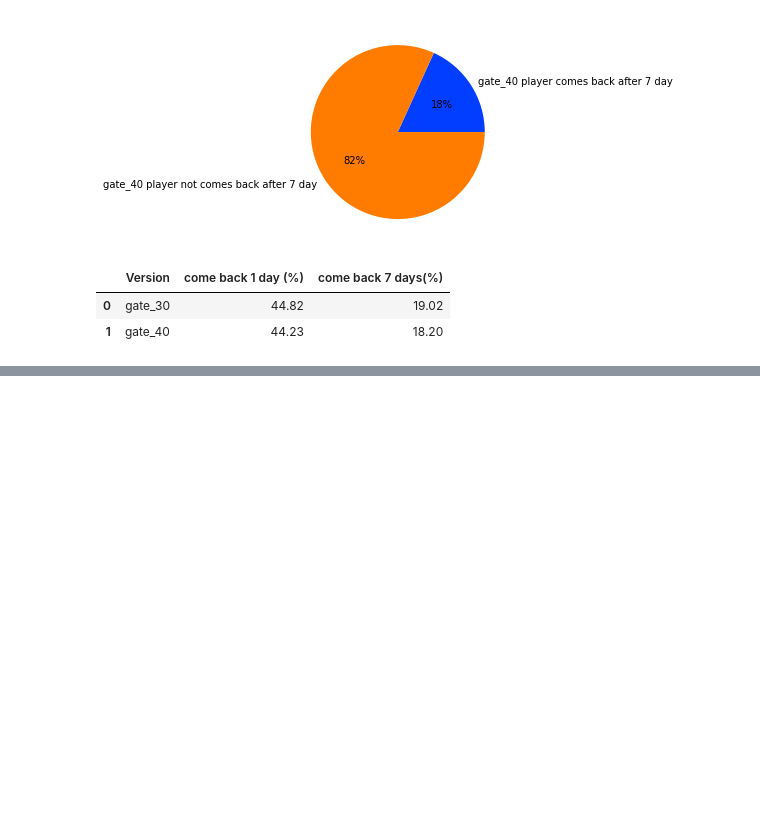
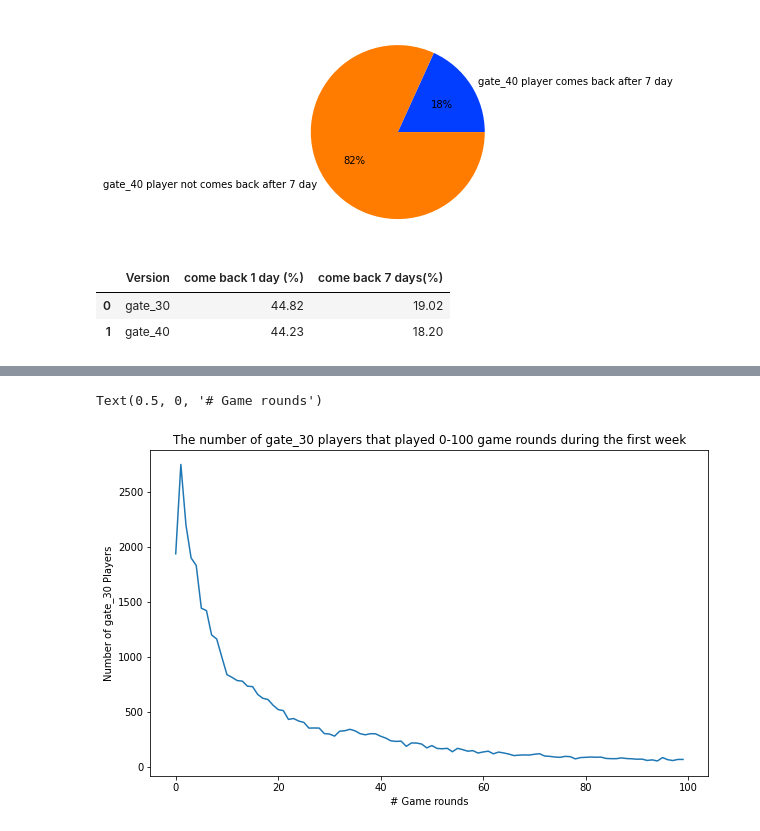
Before and after one commit to AsiMrz/AB-Testing, a Jupyter notebook: data_story.ipynb, the cells around one changed output, grey strips where cells are left out. Saved outputs shown, nothing was run; the diff lists cells and outputs as text; code cells hidden in the pictures; blank space fills up the shorter version.

```diff
--- a/data_story.ipynb
+++ b/data_story.ipynb
@@ -307,0 +318,12 @@ player.round(2)
+# %%
+#The number of gate_30 players that played 0-100 game rounds during the first week
+only30 = df[(df.version == "gate_30")]
+
+plot_df = only30.groupby('sum_gamerounds')['userid'].count()
+ax = plot_df[:100].plot(figsize=(10,6))
+ax.set_title("The number of gate_30 players that played 0-100 game rounds during the first week")
+ax.set_ylabel("Number of gate_30 Players")
+ax.set_xlabel('# Game rounds')
+# %% [output]
+Text(0.5, 0, '# Game rounds')
+[figure, added]
```
Also changed, not shown: parts of 4 cells of this notebook.
